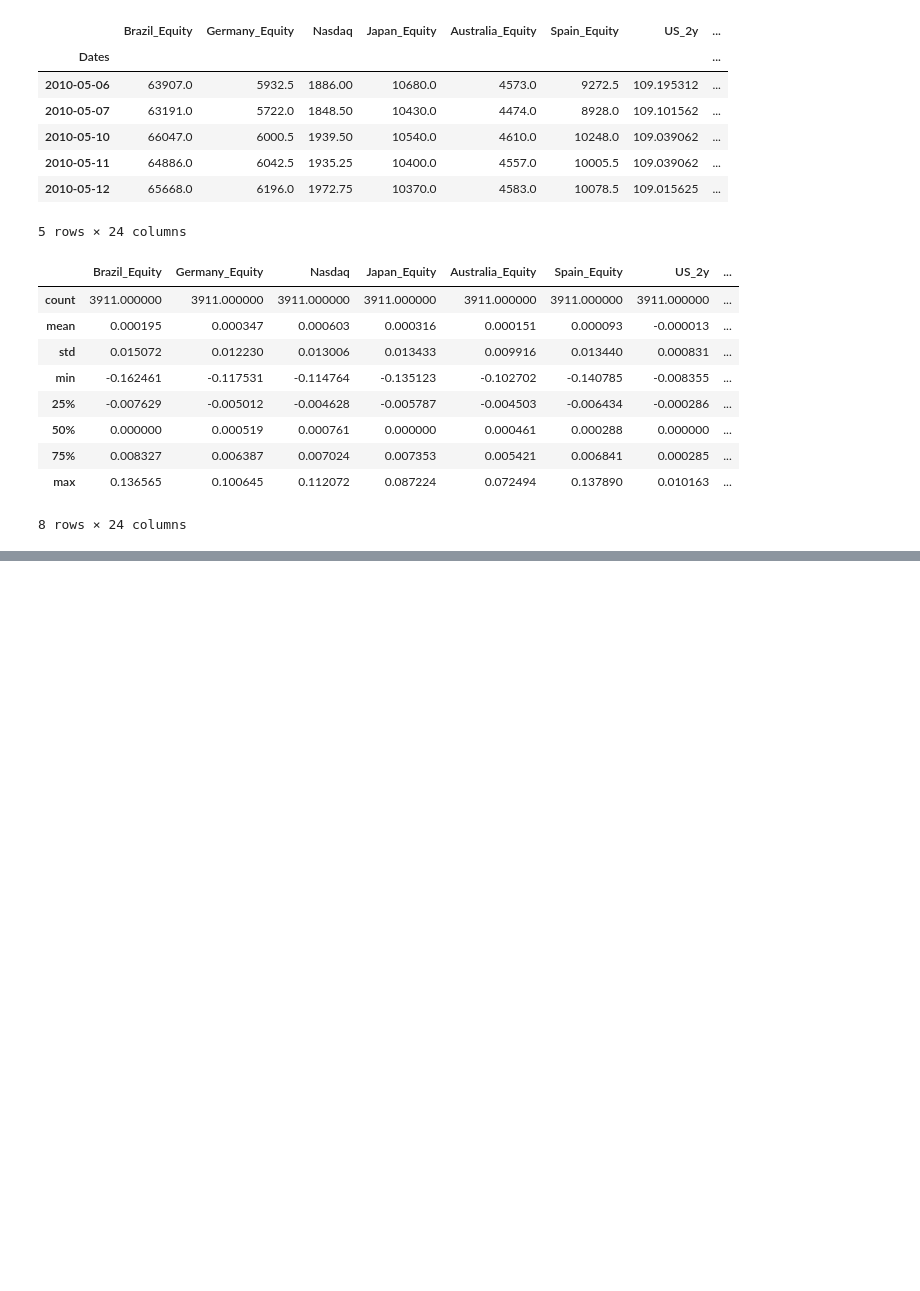
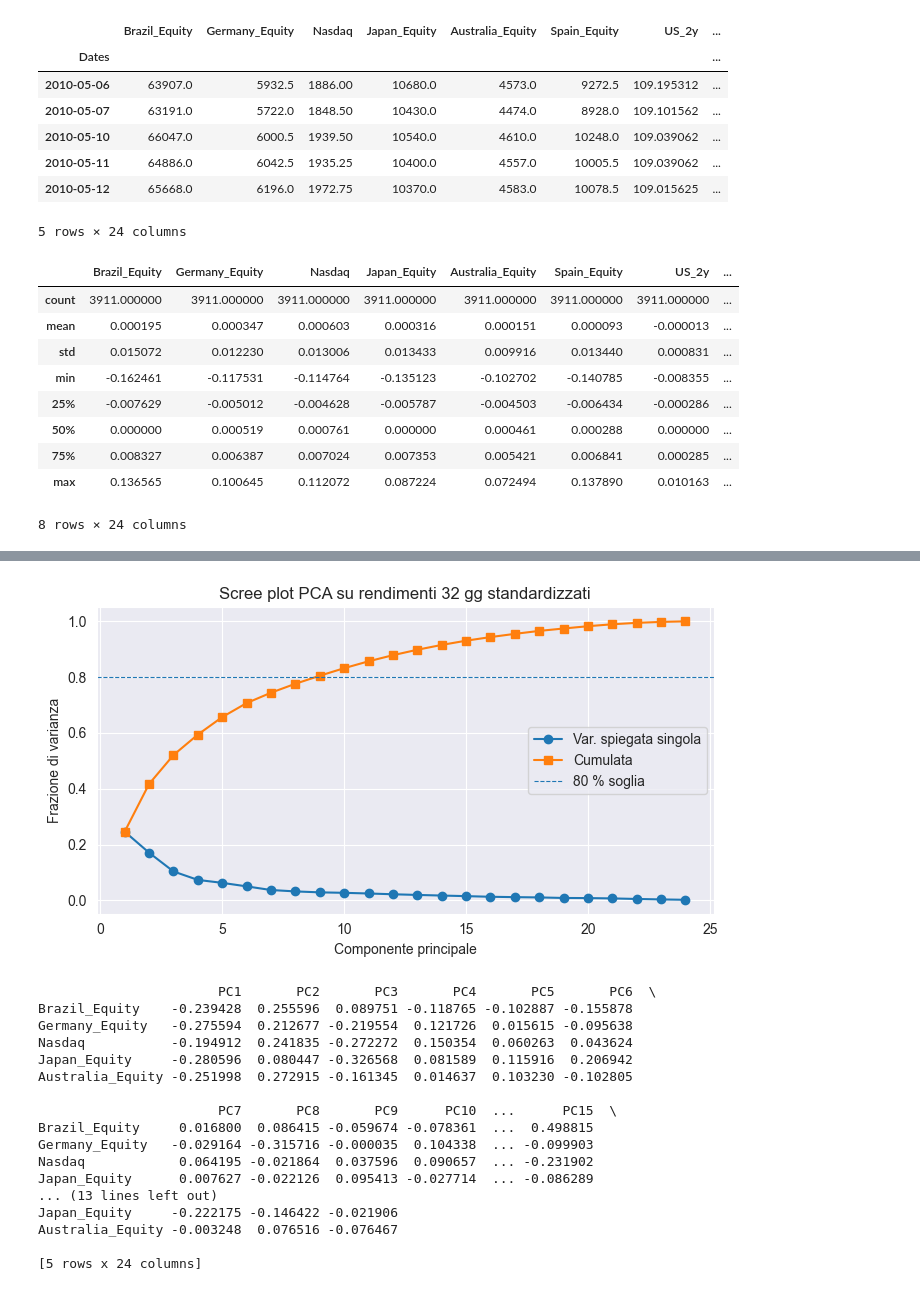
Before and after one commit to MartyJester/MarPort, a Jupyter notebook: Hope.ipynb, the cells around one changed output, grey strips where cells are left out. Cells and saved outputs as stored; diff of their text form; code cells hidden in the pictures; blank space fills up the shorter version.

```diff
--- a/Hope.ipynb
+++ b/Hope.ipynb
@@ -310,0 +312,72 @@ plt.show()
+# %%
+# ------------------------------------------------------------
+# 2) STANDARDIZZAZIONE per analisi (demean + /std, per colonna)
+# ------------------------------------------------------------
+df_log_returns_32_std = (df_log_returns_32 - df_log_returns_32.mean()) / df_log_returns_32.std(ddof=0)
+
+# ------------------------------------------------------------
+# 3) COMBINA in un MultiIndex DataFrame   (livello 0: ['raw','std'])
+# ------------------------------------------------------------
+df_ln_return_32 = pd.concat({'raw': df_log_returns_32, 'std': df_log_returns_32_std}, axis=1)
+# %%
+
+
+# ------------------------------------------------------------
+# 1) Seleziona i rendimenti standardizzati 32-day
+# ------------------------------------------------------------
+X = df_ln_return_32['std'].dropna(how='any')  # righe complete
+
+# ------------------------------------------------------------
+# 2) Esegui la PCA (tante componenti quante variabili)
+# ------------------------------------------------------------
+pca = PCA()              # di default n_components = n_features
+pca.fit(X)               # stima su matrice (date × asset)
+
+# ------------------------------------------------------------
+# 3) Varianza spiegata e scree plot
+# ------------------------------------------------------------
+explained = pca.explained_variance_ratio_
+cum_explained = np.cumsum(explained)
+
+fig, ax = plt.subplots(figsize=(7,4))
+ax.plot(range(1, len(explained)+1), explained, marker='o', label='Var. spiegata singola')
+ax.plot(range(1, len(cum_explained)+1), cum_explained, marker='s', label='Cumulata')
+ax.set_xlabel('Componente principale')
+ax.set_ylabel('Frazione di varianza')
+ax.set_title('Scree plot PCA su rendimenti 32 gg standardizzati')
+ax.axhline(0.80, ls='--', lw=0.8, label='80 % soglia')
+ax.legend()
+plt.tight_layout()
+plt.show()
+
+# ------------------------------------------------------------
+# 4) Matrice dei loadings (carichi)
+# ------------------------------------------------------------
+loadings = pd.DataFrame(
+    pca.components_.T,
+    index=X.columns,
+    columns=[f'PC{i+1}' for i in range(pca.n_components_)]
+)
+
+# Visualizza le prime righe / salva su disco se serve
+print(loadings.head())
+# loadings.to_csv('pca_loadings.csv')
+# %% [output]
+[figure, added]
+                       PC1       PC2       PC3       PC4       PC5       PC6  \
+Brazil_Equity    -0.239428  0.255596  0.089751 -0.118765 -0.102887 -0.155878
+Germany_Equity   -0.275594  0.212677 -0.219554  0.121726  0.015615 -0.095638
+Nasdaq           -0.194912  0.241835 -0.272272  0.150354  0.060263  0.043624
+Japan_Equity     -0.280596  0.080447 -0.326568  0.081589  0.115916  0.206942
+Australia_Equity -0.251998  0.272915 -0.161345  0.014637  0.103230 -0.102805
+
+                       PC7       PC8       PC9      PC10  ...      PC15  \
+Brazil_Equity     0.016800  0.086415 -0.059674 -0.078361  ...  0.498815
+Germany_Equity   -0.029164 -0.315716 -0.000035  0.104338  ... -0.099903
+Nasdaq            0.064195 -0.021864  0.037596  0.090657  ... -0.231902
+Japan_Equity      0.007627 -0.022126  0.095413 -0.027714  ... -0.086289
+... (13 lines left out)
+Japan_Equity     -0.222175 -0.146422 -0.021906
+Australia_Equity -0.003248  0.076516 -0.076467
+
+[5 rows x 24 columns]
```
Also changed, not shown: parts of 4 cells of this notebook.
